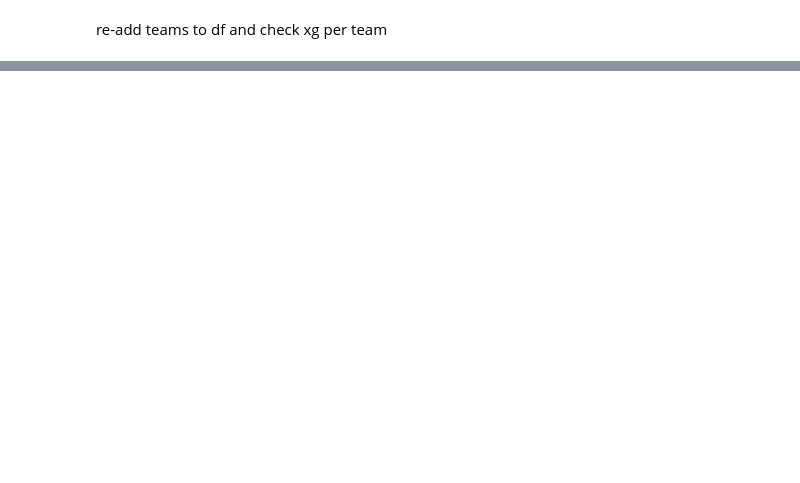
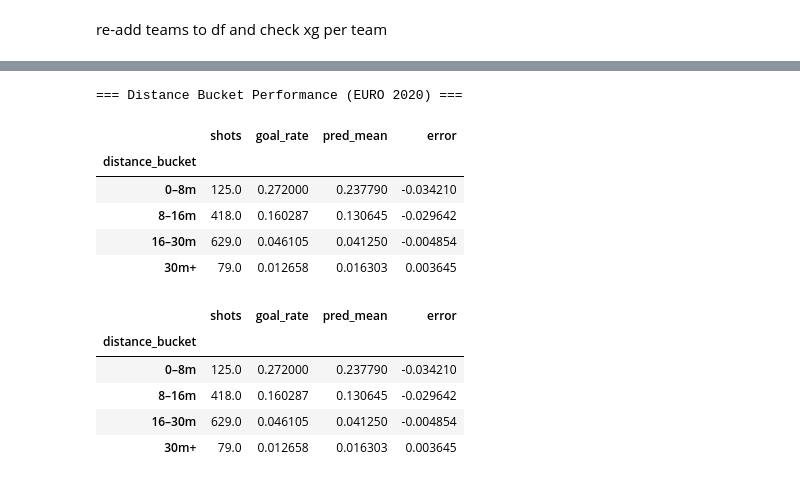
Before and after one commit to M-Traiki/Final_Project_Ironhack, a Jupyter notebook: model_training_and_evaluation.ipynb, the cells around one changed output, grey strips where cells are left out. Drawn from its saved outputs; the diff is of its cells as text; code cells hidden in the pictures; blank space fills up the shorter version.

```diff
--- a/model_training_and_evaluation.ipynb
+++ b/model_training_and_evaluation.ipynb
@@ -1846,0 +1756,9 @@ StatsBomb xG: 155.8985419302
+# %%
+# WC18 test predictions
+y_pred_wc18 = lr_tuned.predict_proba(X_test_feat)[:,1]
+
+# EURO 2020 predictions
+y_pred_eu = lr_tuned.predict_proba(X_feat_eu)[:,1]
+
+# WC22 predictions
+y_pred_wc22 = lr_tuned.predict_proba(X_feat_22)[:,1]
@@ -1848,0 +1909,40 @@ re-add teams to df and check xg per team
+# %%
+def distance_buckets(df, y_pred, label):
+    df_tmp = df.copy()
+    df_tmp["pred"] = y_pred
+
+    df_tmp["distance_bucket"] = pd.cut(
+        df_tmp["distance"],
+        bins=[0, 8, 16, 30, 60],
+        labels=["0–8m", "8–16m", "16–30m", "30m+"],
+        include_lowest=True
+    )
+
+    summary = df_tmp.groupby("distance_bucket").apply(
+        lambda g: pd.Series({
+            "shots": len(g),
+            "goal_rate": g["is_goal"].mean(),
+            "pred_mean": g["pred"].mean(),
+            "error": g["pred"].mean() - g["is_goal"].mean()
+        })
+    )
+
+    print(f"\n=== Distance Bucket Performance ({label}) ===")
+    display(summary)
+    return summary
+# %%
+distance_buckets(shots_euro_ff_enc, y_pred_eu, "EURO 2020")
+# %% [output]
+=== Distance Bucket Performance (EURO 2020) ===
+|  | shots | goal_rate | pred_mean | error |
+| distance_bucket |  |  |  |  |
+| 0–8m | 125.0 | 0.272000 | 0.237790 | -0.034210 |
+| 8–16m | 418.0 | 0.160287 | 0.130645 | -0.029642 |
+| 16–30m | 629.0 | 0.046105 | 0.041250 | -0.004854 |
+| 30m+ | 79.0 | 0.012658 | 0.016303 | 0.003645 |
+|  | shots | goal_rate | pred_mean | error |
+| distance_bucket |  |  |  |  |
+| 0–8m | 125.0 | 0.272000 | 0.237790 | -0.034210 |
+| 8–16m | 418.0 | 0.160287 | 0.130645 | -0.029642 |
+| 16–30m | 629.0 | 0.046105 | 0.041250 | -0.004854 |
+| 30m+ | 79.0 | 0.012658 | 0.016303 | 0.003645 |
```
Also changed, not shown: parts of 27 cells of this notebook, 1 other file.
